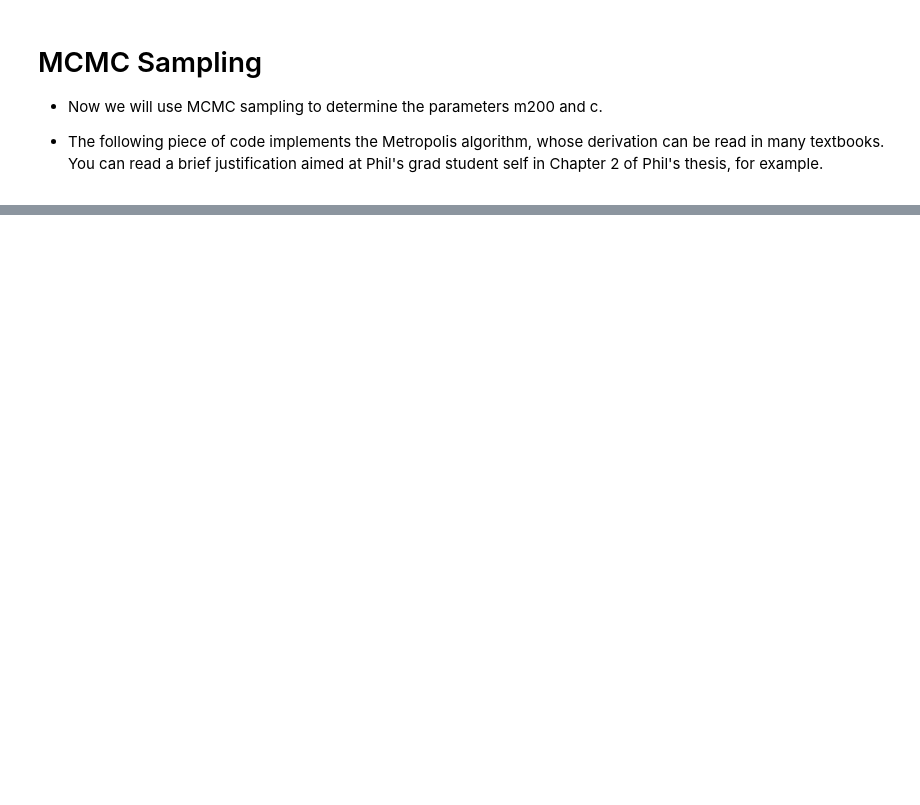
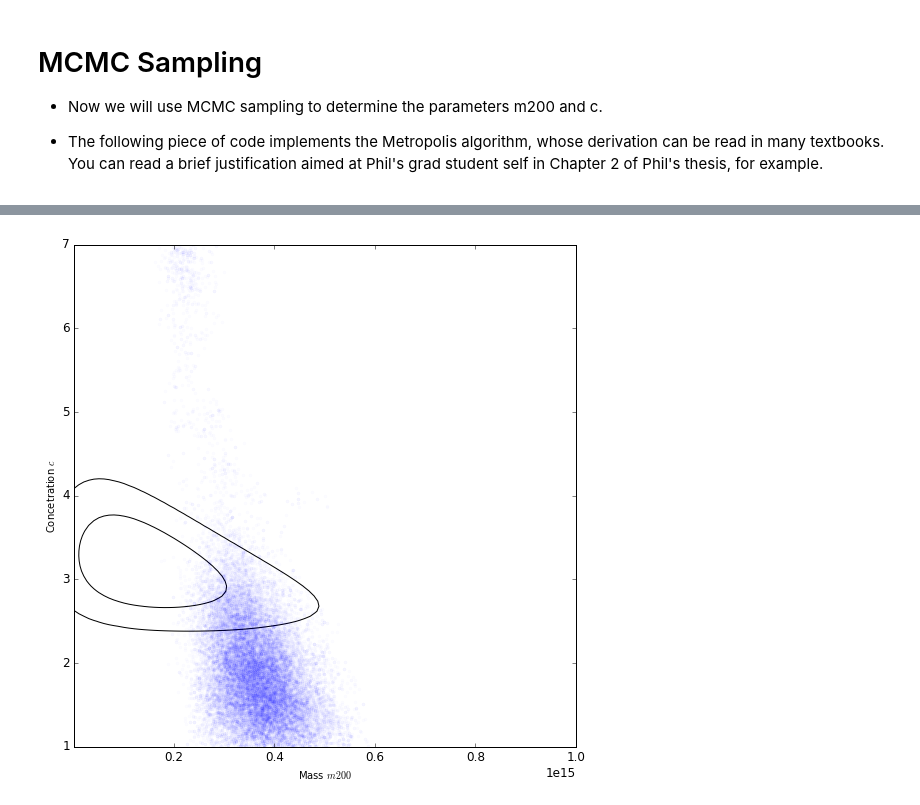
Before and after one commit to MariaElidaiana/AstroHackWeek, a Jupyter notebook: FittingNFW2DSigma.ipynb, the cells around one changed output, grey strips where cells are left out. Cells and saved outputs as stored; diff of their text form; code cells hidden in the pictures; blank space fills up the shorter version.

```diff
--- a/FittingNFW2DSigma.ipynb
+++ b/FittingNFW2DSigma.ipynb
@@ -377,0 +412,11 @@ plt.ylim(climits)
+# %%
+
+# First show contours from gridding calculation:
+plt.contour(m200grid, cgrid, posterior, pdf_contour_levels(posterior), colors='k')
+plt.gca().set_aspect((m200limits[1]-m200limits[0])/(climits[1]-climits[0]))
+
+# Scatterplot of m,b posterior samples, overlaid:
+plt.plot(mm, cc, 'b.', alpha=0.01)
+plot_mb_setup(m200limits,climits)
+# %% [output]
+[figure, added]
```
Also changed, not shown: parts of 23 cells of this notebook.
